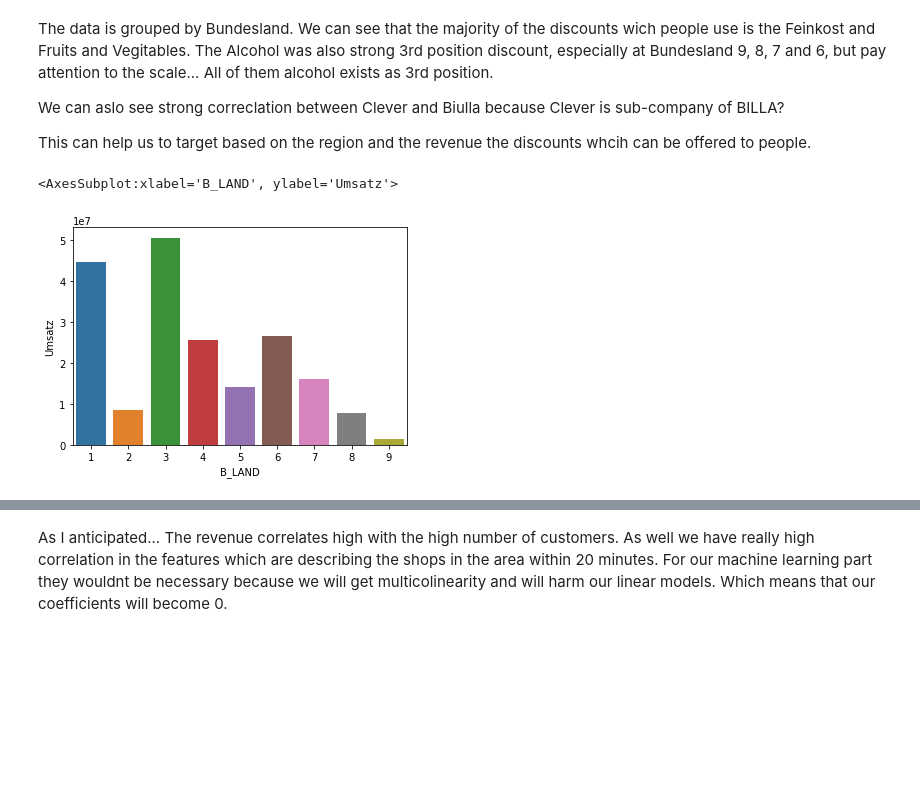
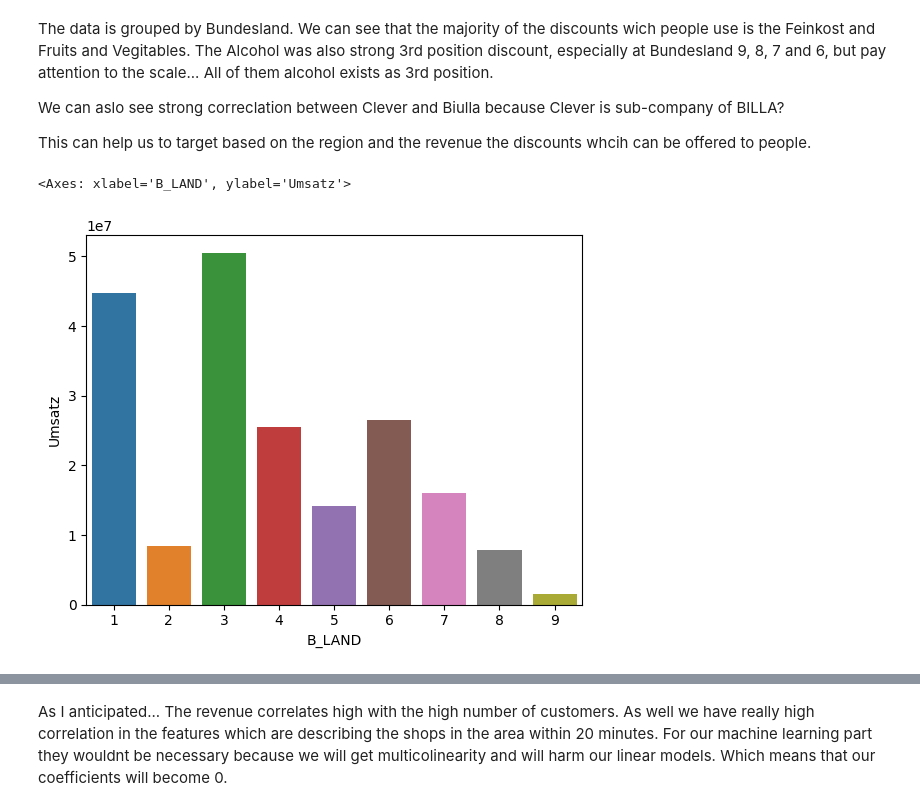
Before and after one commit to pythonTedo/Jo-CustemerCard, a Jupyter notebook: datainspect.ipynb, the cells around one changed output, grey strips where cells are left out. Cells and saved outputs as stored; diff of their text form; code cells hidden in the pictures; blank space fills up the shorter version.

```diff
--- a/datainspect.ipynb
+++ b/datainspect.ipynb
@@ -81,8 +86,8 @@ We can aslo see strong correclation between Clever and Biulla because Clever is
 
 This can help us to target based on the region and the revenue the discounts whcih can be offered to people.
 # %%
-sns.barplot(gr_bland.index, gr_bland.Umsatz)
+sns.barplot(x=gr_bland.index, y=gr_bland.Umsatz)
 # %% [output]
-<AxesSubplot:xlabel='B_LAND', ylabel='Umsatz'>
+<Axes: xlabel='B_LAND', ylabel='Umsatz'>
-[figure, old version]
+[figure, new version]
 # %%
```
Also changed, not shown: parts of 28 cells of this notebook, 6 other files.
